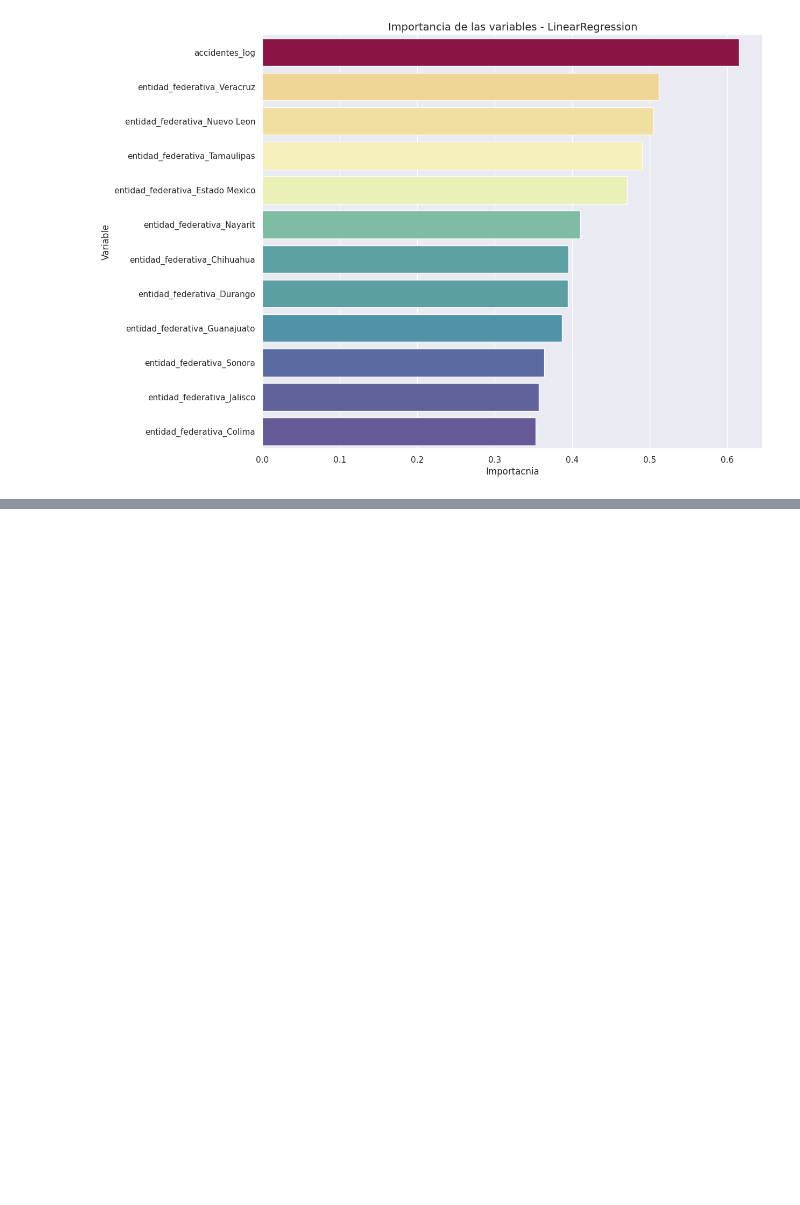
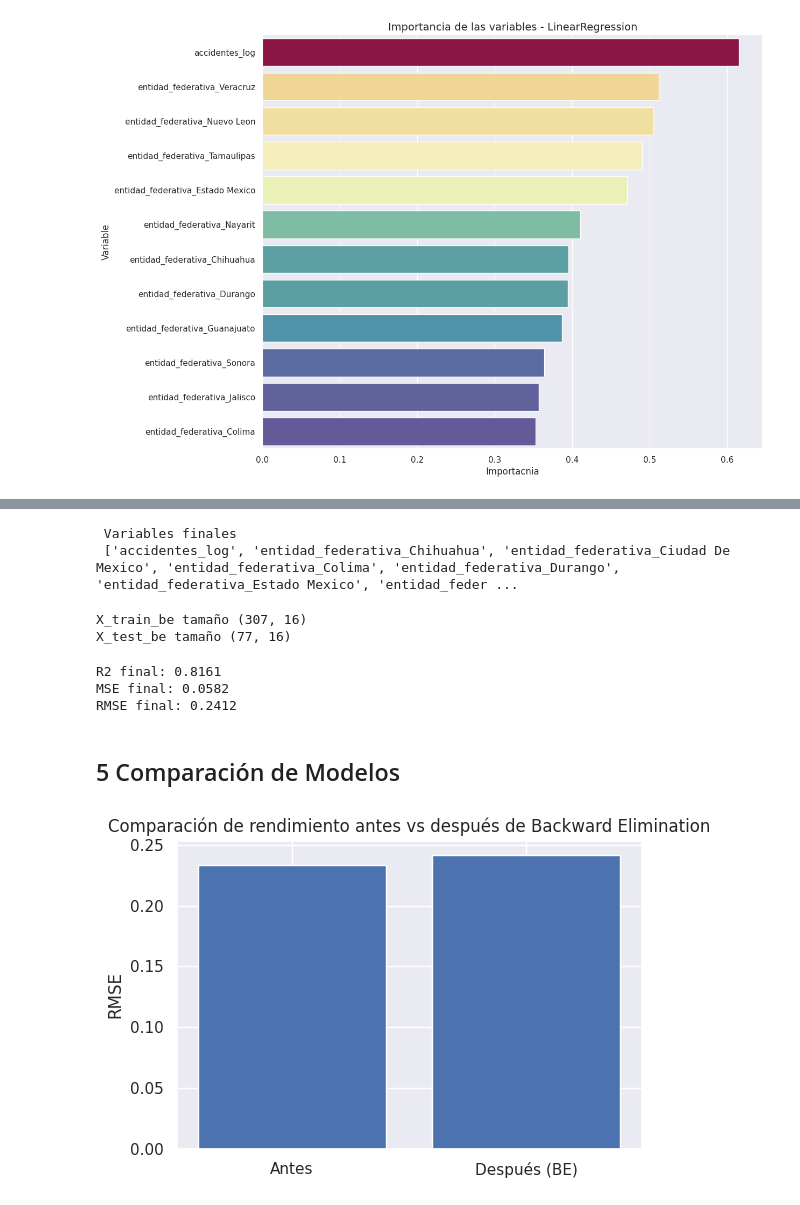
Before and after one commit to AndrsGzRo/mx-traffic-accidents-eda-ml, a Jupyter notebook: ML_Accidentes.ipynb, the cells around one changed output, grey strips where cells are left out. Drawn from its saved outputs; the diff is of its cells as text; code cells hidden in the pictures; blank space fills up the shorter version.

Commit message:
Backward Elimination

```diff
--- a/ML_Accidentes.ipynb
+++ b/ML_Accidentes.ipynb
@@ -213,0 +336,46 @@ plt.show()
+# %%
+final_features = X_be.columns.tolist()
+print('\n Variables finales \n',final_features)
+# %% [output]
+ Variables finales
+ ['accidentes_log', 'entidad_federativa_Chihuahua', 'entidad_federativa_Ciudad De Mexico', 'entidad_federativa_Colima', 'entidad_federativa_Durango', 'entidad_federativa_Estado Mexico', 'entidad_feder ...
+# %%
+X_train_be = X_train[final_features]
+X_test_be = X_test[final_features]
+print('X_train_be tamaño', X_train_be.shape)
+print('X_test_be tamaño', X_test_be.shape)
+# %% [output]
+X_train_be tamaño (307, 16)
+X_test_be tamaño (77, 16)
+# %%
+model_final = LinearRegression()
+model_final.fit(X_train_be,y_train)
+
+y_pred_be = model_final.predict(X_test_be)
+
+# Evaluacion
+mse_be = mean_squared_error(y_test,y_pred_be)
+r2_be = r2_score(y_test,y_pred_be)
+print(f"R2 final: {r2_be:.4f}")
+print(f"MSE final: {mse_be:.4f}")
+print(f"RMSE final: {np.sqrt(mse_be):.4f}")
+# %% [output]
+R2 final: 0.8161
+MSE final: 0.0582
+RMSE final: 0.2412
+# %% [markdown]
+## 5 Comparación de Modelos
+# %%
+labels = ['RMSE']
+before = [0.2337]
+after = [0.2412]
+
+plt.figure(figsize=(6,4))
+x=[0,1]
+plt.bar(x,[before[0],after[0]])
+plt.xticks(x,['Antes','Después (BE)'])
+plt.ylabel('RMSE')
+plt.title('Comparación de rendimiento antes vs después de Backward Elimination')
+plt.show()
+# %% [output]
+[figure, added]
```
Also changed, not shown: parts of 8 cells of this notebook.
